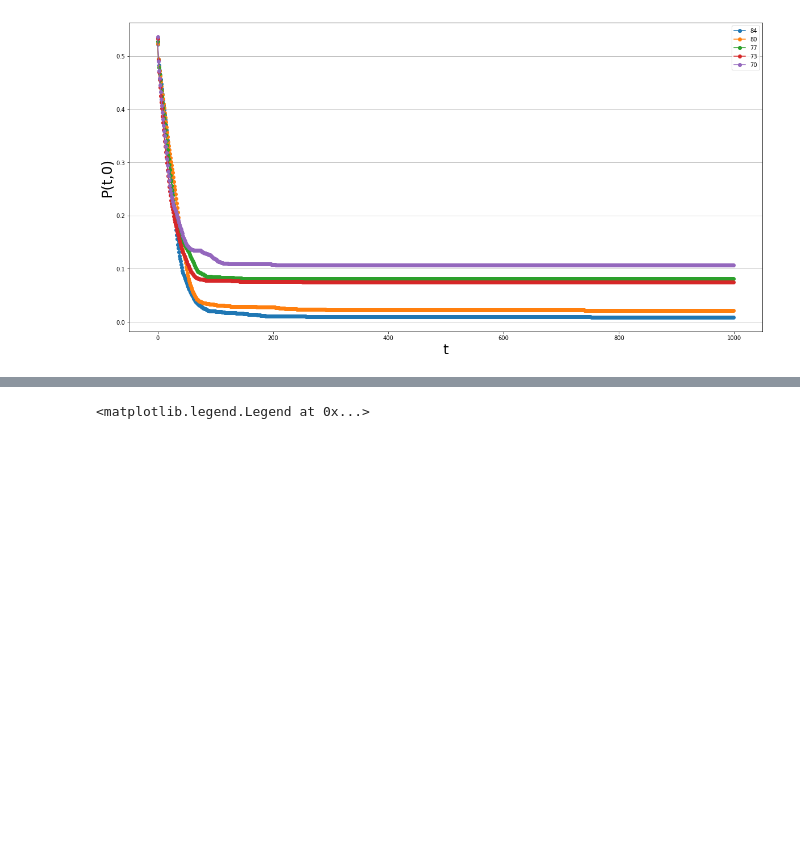
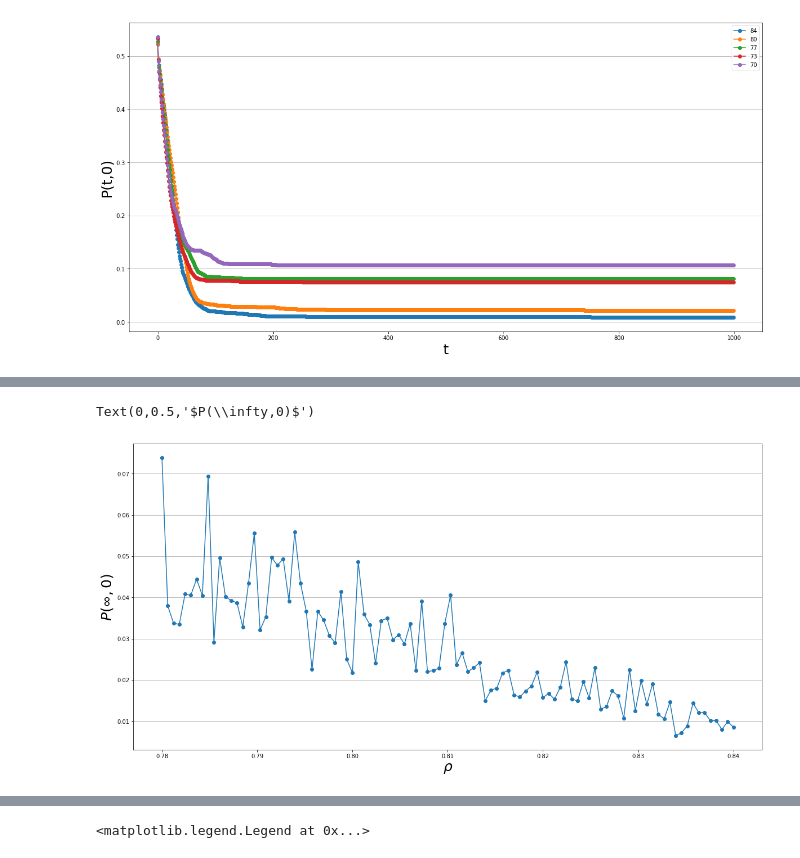
Before and after one commit to bu147/spatial-games-square-grid, a Jupyter notebook: 1.4-1.8.ipynb, the cells around one changed output, grey strips where cells are left out. Saved outputs shown, nothing was run; the diff lists cells and outputs as text; code cells hidden in the pictures; blank space fills up the shorter version.

```diff
--- a/1.4-1.8.ipynb
+++ b/1.4-1.8.ipynb
@@ -179,0 +201,17 @@ ax.legend()
+# %%
+points_close=np.linspace(78, p_star, num=100)
+# %%
+pers_close=np.zeros((len(points_close), 1))
+for i in range(len(points_close)):
+    pers_close[i]=persistence(size=100,coop_percentage=50,off_percentage=100-points_close[i],seed=1,b=bs[1],t=t1,tw=tw1)[-1]
+# %%
+fig,ax=plt.subplots(1,1,figsize=(20,10))
+ax.grid(b=True,axis='y')
+
+ax.plot(0.01*points_close, pers_close,'o-')
+
+ax.set_xlabel('$%s$'%'\\rho',fontsize=25)
+ax.set_ylabel('$%s$'%'P(\\infty,0)',fontsize=25)
+# %% [output]
+Text(0,0.5,'$P(\\infty,0)$')
+[figure, added]
```
Also changed, not shown: parts of 9 cells of this notebook.
